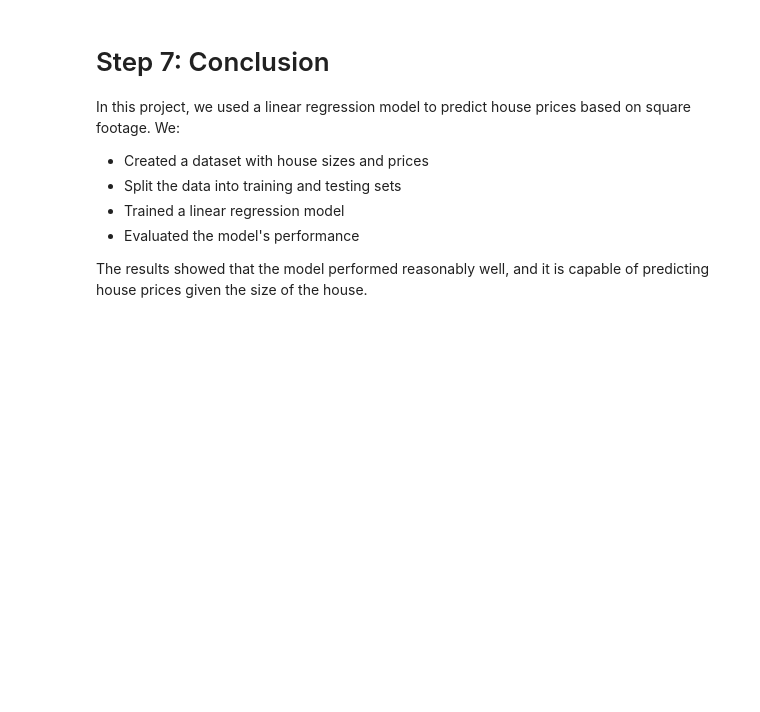
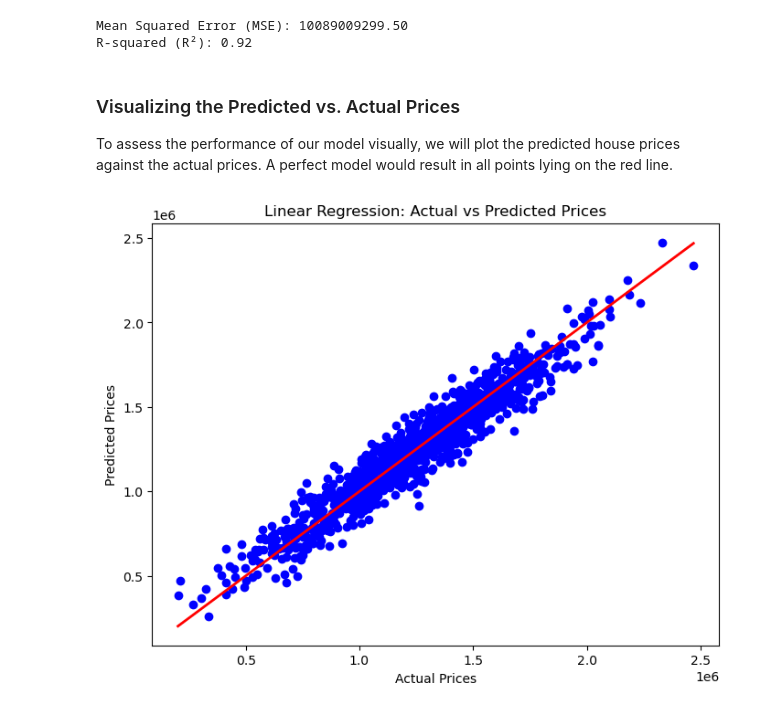
Before and after one commit to ednamilgo/ML-Class, a Jupyter notebook: Module2_linear regression.ipynb, the cells around one changed output. Saved outputs shown, nothing was run; the diff lists cells and outputs as text; code cells hidden in the pictures; blank space fills up the shorter version.

```diff
--- a/Module2_linear regression.ipynb
+++ b/Module2_linear regression.ipynb
@@ -38,0 +56,2 @@ We'll use `Square_Feet` as the independent variable (feature) and `Price` as the
+# %%
+HousingData_numeric = HousingData.drop('Address', axis=1)
@@ -39,8 +63,10 @@ We'll use `Square_Feet` as the independent variable (feature) and `Price` as the
 # %%
-# Splitting the data into training and test sets
-X = df[['Square_Feet']]  # Independent variable (feature)
-y = df['Price']  # Dependent variable (target)
+# Separate features (X) and target variable (y)
+X = HousingData_numeric.drop('Price', axis=1)  # All features except 'Price'
+y = HousingData_numeric['Price']  # The target variable is the house prices
+
+# Split the dataset into training and testing sets
 X_train, X_test, y_train, y_test = train_test_split(X, y, test_size=0.2, random_state=42)
 
-# Display the shape of training and testing sets
-X_train.shape, X_test.shape, y_train.shape, y_test.shape
+# Check the shape of the training and test sets
+(X_train.shape, X_test.shape)
@@ -52,7 +74,0 @@ The model will attempt to find the best-fitting line that represents the relatio
-# %%
-# Creating the model
-model = LinearRegression()
-model.fit(X_train, y_train)
-
-# Check the model coefficients
-model.intercept_, model.coef_
@@ -78,0 +79,9 @@ Finally, we will evaluate the performance of the model by calculating performanc
+# %%
+# Initialize the Linear Regression model
+lr_model = LinearRegression()
+
+# Train the model on the training data
+lr_model.fit(X_train, y_train)
+
+# Make predictions on the test set
+y_pred = lr_model.predict(X_test)
@@ -79,19 +94,26 @@ Finally, we will evaluate the performance of the model by calculating performanc
 # %%
-# Model Evaluation
-from sklearn.metrics import mean_squared_error, r2_score
-
-# Calculate Mean Squared Error and R^2 Score
+# Evaluate the model's performance
 mse = mean_squared_error(y_test, y_pred)
 r2 = r2_score(y_test, y_pred)
 
-print(f'Mean Squared Error: {mse}')
-print(f'R-squared: {r2}')
+# Print the results
+print(f'Mean Squared Error (MSE): {mse:.2f}')
+print(f'R-squared (R²): {r2:.2f}')
+# %% [output]
+Mean Squared Error (MSE): 10089009299.50
+R-squared (R²): 0.92
-# %% [markdown]
-# Step 7: Conclusion
-In this project, we used a linear regression model to predict house prices based on square footage. We:
-- Created a dataset with house sizes and prices
-- Split the data into training and testing sets
-- Trained a linear regression model
-- Evaluated the model's performance
-
-The results showed that the model performed reasonably well, and it is capable of predicting house prices given the size of the house.
+# %% [markdown]
+### Visualizing the Predicted vs. Actual Prices
+
+To assess the performance of our model visually, we will plot the predicted house prices against the actual prices. A perfect model would result in all points lying on the red line.
+# %%
+# Plotting the predicted vs. actual values
+plt.figure(figsize=(8, 6))
+plt.scatter(y_test, y_pred, color='blue')
+plt.plot([min(y_test), max(y_test)], [min(y_test), max(y_test)], color='red', linewidth=2)  # Ideal line
+plt.xlabel('Actual Prices')
+plt.ylabel('Predicted Prices')
+plt.title('Linear Regression: Actual vs Predicted Prices')
+plt.show()
+# %% [output]
+[figure, added]
```
Also changed, not shown: parts of 18 cells of this notebook, 12 other files.
